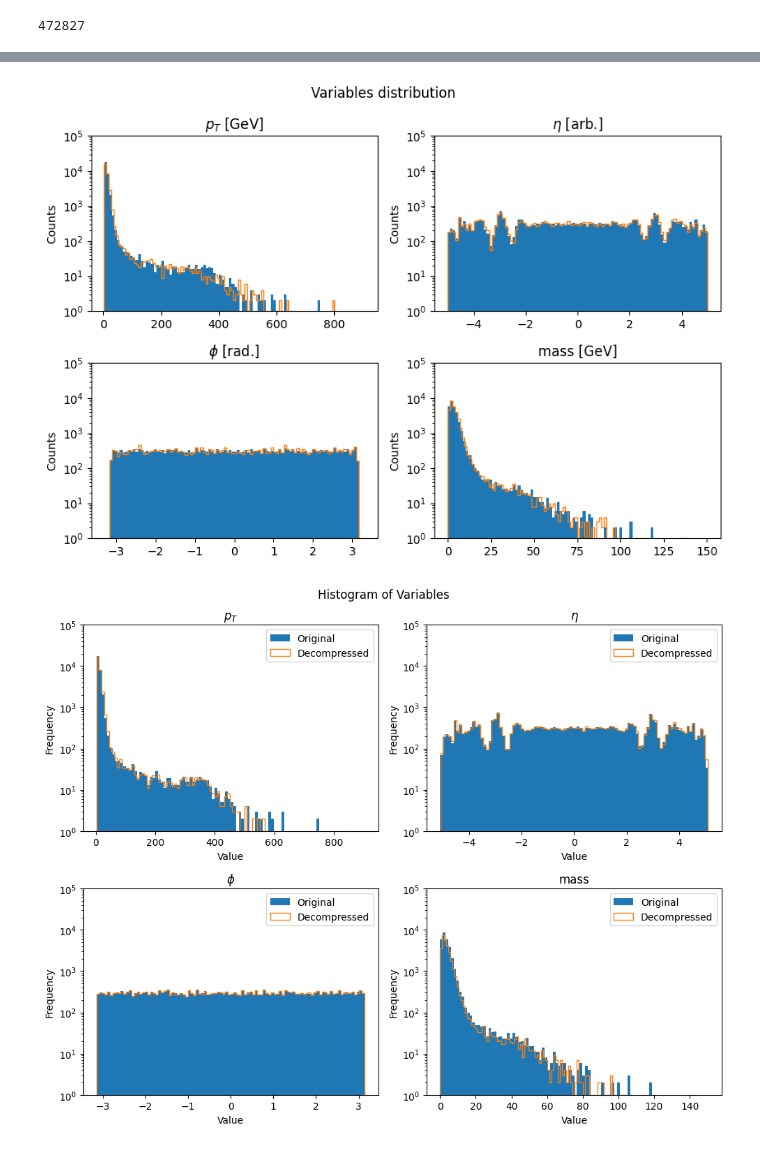
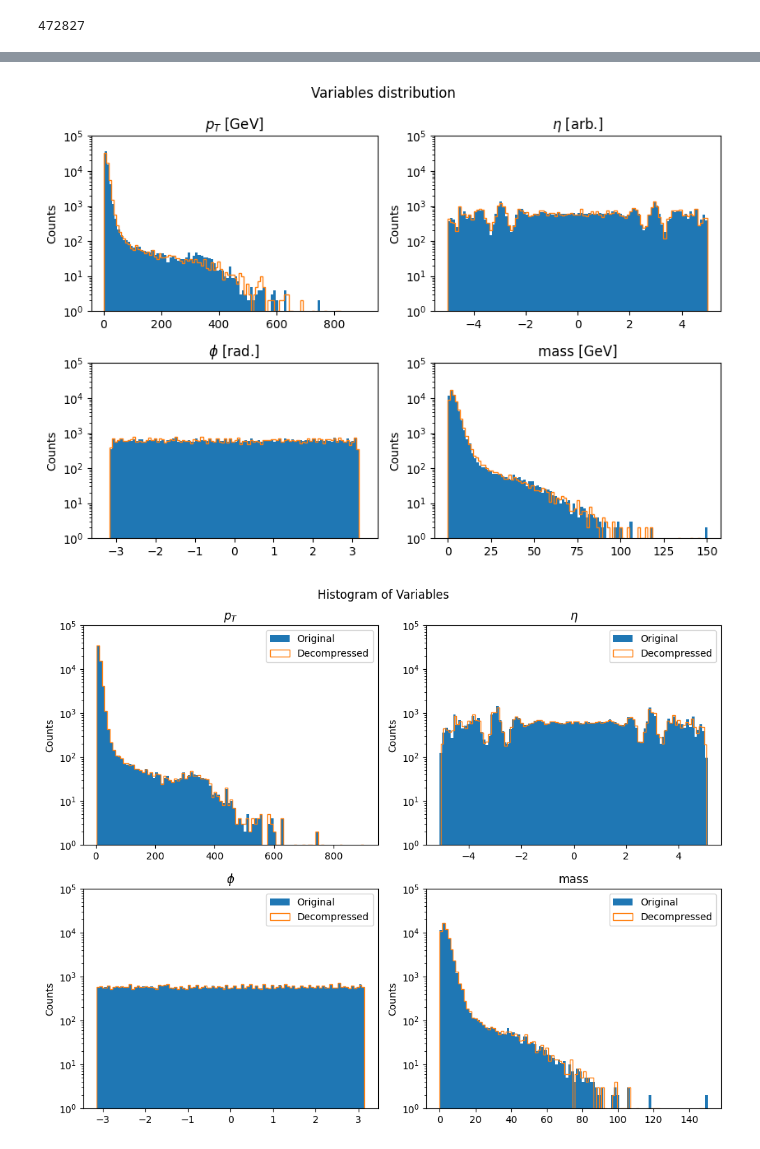
Before and after one commit to igordt/CMEPDA, a Jupyter notebook: originale.ipynb, the cells around one changed output, grey strips where cells are left out. Drawn from its saved outputs; the diff is of its cells as text; code cells hidden in the pictures.

```diff
--- a/originale.ipynb
+++ b/originale.ipynb
@@ -119,7 +117,7 @@ print(L)
 # %%
 ###LOG SU 0 E 3,STD SU TUTTE E QUATTRO LE FEATURES E QUANTILE SU 1,2
 
-x = x[:int(L/16),:] #da mettere al massimo a 8 in colab
+x = x[:int(L/8),:] #da mettere al massimo a 8 in colab
 xval = xval[:len(x),:]
 xtest = xtest[:len(x),:]
 
@@ -367,7 +382,7 @@ fig.tight_layout()
 plt.show()
 fig.savefig('figures/Variables_distribution_with_reconstruction.pdf',dpi=190)
 # %% [output]
-[figure, old version]
+[figure, new version]
 # %%
 #training
 # gaus = flow(data)
@@ -390,42 +405,38 @@ fig.suptitle("Histogram of Variables")
 n_bins = 100
 
 axs[0, 0].hist(x[:, 0], bins=n_bins, label='Original',  log=True)
 axs[0, 0].hist(x_decompressed[:, 0], bins=n_bins, label='Decompressed',histtype='step')
 axs[0, 0].set_title(labels_map[0])
-axs[0, 0].set_xlabel("Value")
-axs[0, 0].set_ylabel("Frequency")
+axs[0, 0].set_ylabel("Counts")
 axs[0, 0].set_ylim(1,10e4)
 axs[0, 0].legend()
 
 axs[0, 1].hist(x[:, 1], bins=n_bins, label='Original', log=True)
 axs[0, 1].hist(x_decompressed[:, 1], bins=n_bins, label='Decompressed',histtype='step')
 axs[0, 1].set_title(labels_map[1])
-axs[0, 1].set_xlabel("Value")
-axs[0, 1].set_ylabel("Frequency")
+axs[0, 1].set_ylabel("Counts")
 axs[0, 1].set_ylim(1,10e4)
 axs[0, 1].legend()
 
 axs[1, 0].hist(x[:, 2], bins=n_bins, label='Original', log=True)
 axs[1, 0].hist(x_decompressed[:, 2], bins=n_bins, label='Decompressed',histtype='step')
 axs[1, 0].set_title(labels_map[2])
-axs[1, 0].set_xlabel("Value")
-axs[1, 0].set_ylabel("Frequency")
+axs[1, 0].set_ylabel("Counts")
 axs[1, 0].legend()
 axs[1,0].sharey(axs[0,1])
 
 axs[1, 1].hist(x[:, 3], bins=n_bins, label='Original', log=True)
 axs[1, 1].hist(x_decompressed[:, 3], bins=n_bins, label='Decompressed', histtype='step')
 axs[1, 1].set_title(labels_map[3])
-axs[1, 1].set_xlabel("Value")
-axs[1, 1].set_ylabel("Frequency")
+axs[1, 1].set_ylabel("Counts")
 axs[1, 1].legend()
 axs[1,1].sharey(axs[0,0])
 
 plt.tight_layout()
 plt.show()
 fig.savefig('figures/Variables_comparison.pdf', dpi=190)
 # %% [output]
-[figure, old version]
+[figure, new version]
 # %%
 difference = x_decompressed-x
 
```
Also changed, not shown: parts of 15 cells of this notebook.
